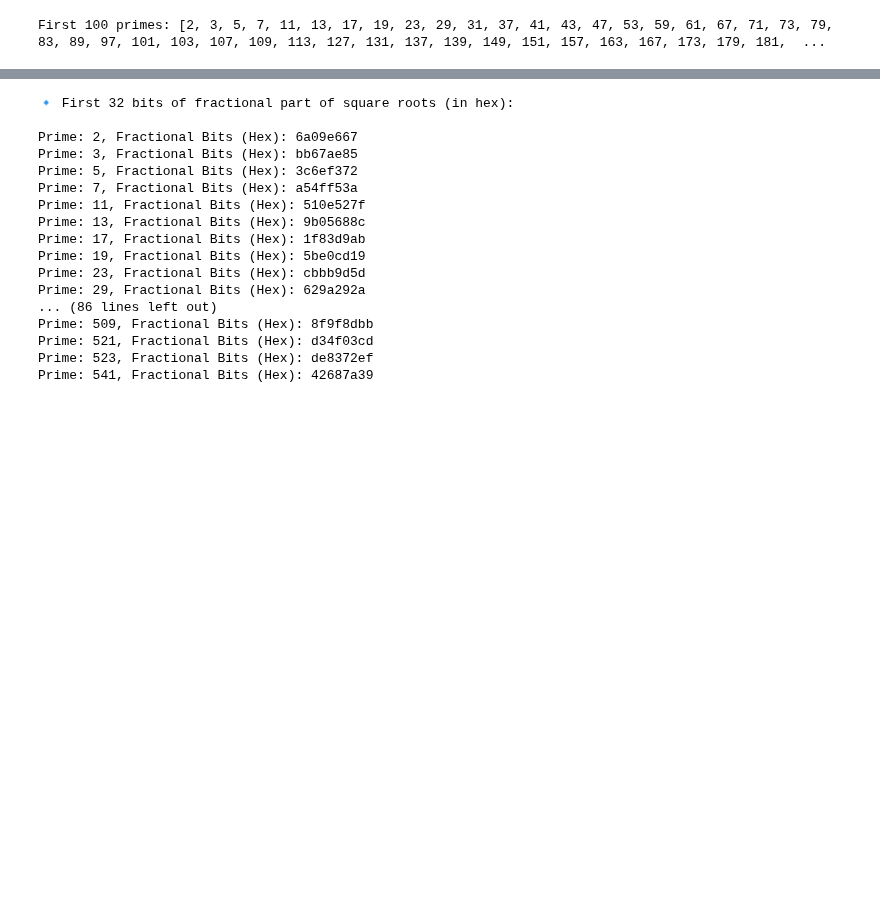
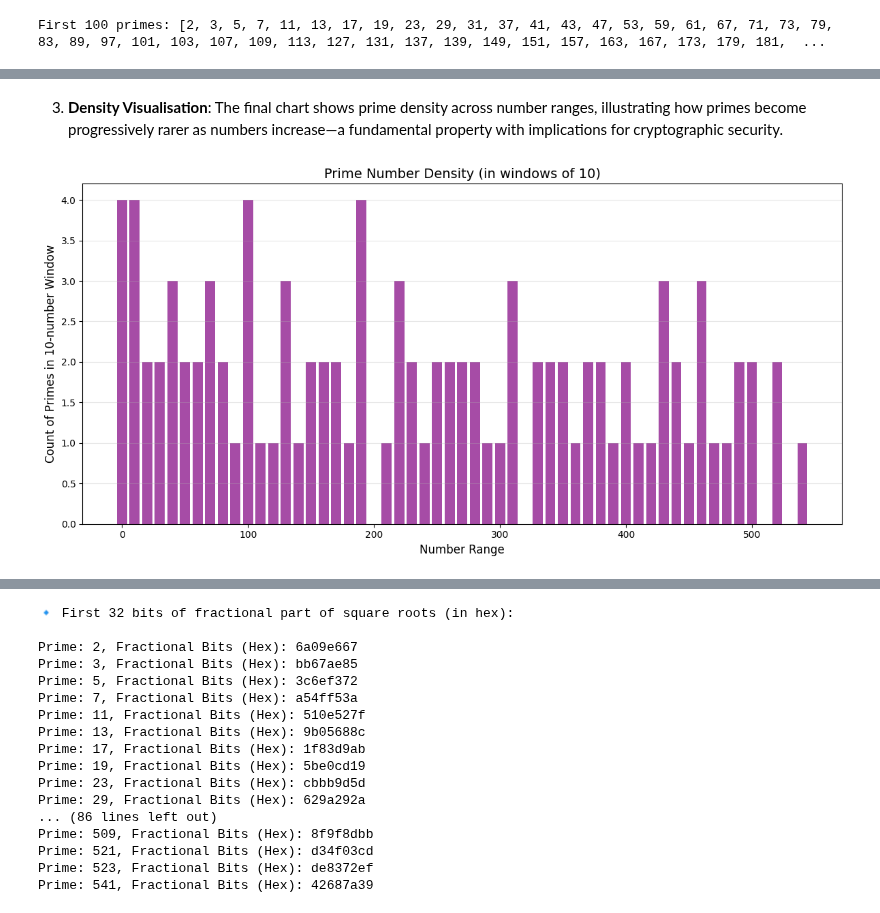
Before and after one commit to JamesDoonan1/computational_theory, a Jupyter notebook: tasks.ipynb, the cells around one changed output, grey strips where cells are left out. Drawn from its saved outputs; the diff is of its cells as text; code cells hidden in the pictures; blank space fills up the shorter version.

```diff
--- a/tasks.ipynb
+++ b/tasks.ipynb
@@ -585 +642,20 @@ First 100 primes: [2, 3, 5, 7, 11, 13, 17, 19, 23, 29, 31, 37, 41, 43, 47, 53, 5
+# %% [markdown]
+3. **Density Visualisation**: The final chart shows prime density across number ranges, illustrating how primes become progressively rarer as numbers increase—a fundamental property with implications for cryptographic security.
+# %%
+# Calculate prime density in windows
+window_size = 10
+density = [sum(1 for p in primes if (i <= p < i+window_size)) for i in range(0, primes[-1], window_size)]
+bins = np.arange(0, primes[-1], window_size)
+
+# Create the plot
+plt.figure(figsize=(12, 6))
+plt.bar(bins, density, width=window_size*0.8, alpha=0.7, color='purple')
+plt.title(f'Prime Number Density (in windows of {window_size})', fontsize=14)
+plt.xlabel('Number Range', fontsize=12)
+plt.ylabel(f'Count of Primes in {window_size}-number Window', fontsize=12)
+plt.grid(True, axis='y', alpha=0.3)
+plt.tight_layout()
+plt.show()
+# %% [output]
+[figure, added]
 # %% [markdown]
```
Also changed, not shown: parts of 15 cells of this notebook.
